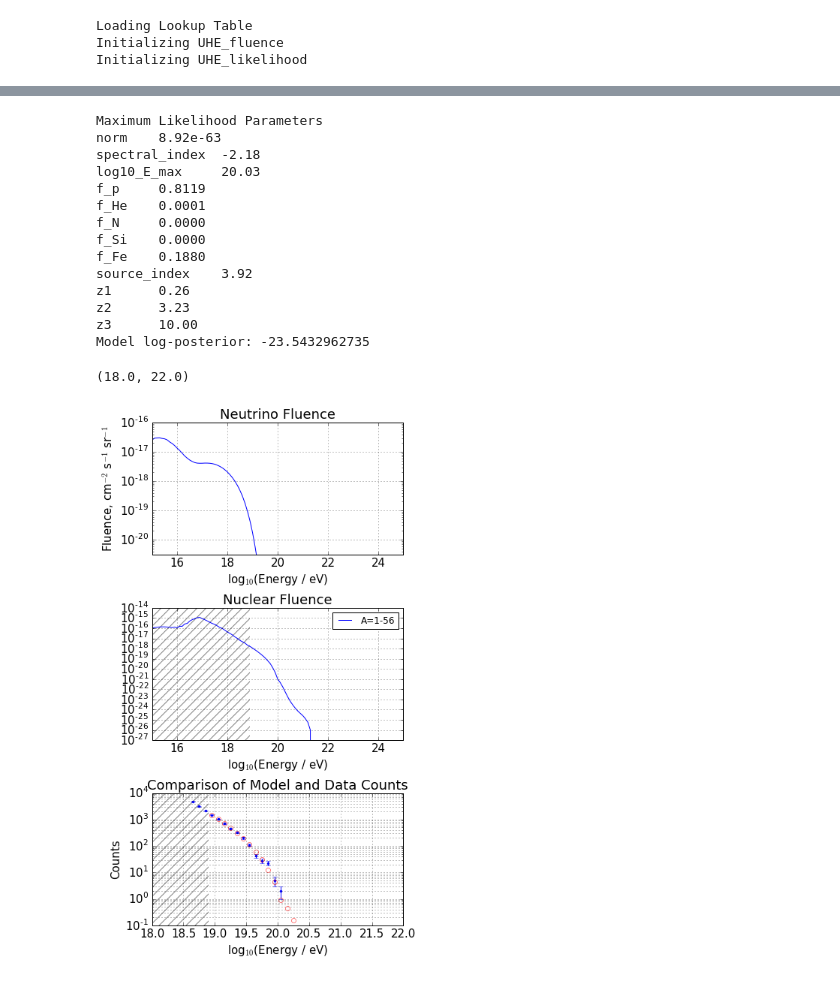
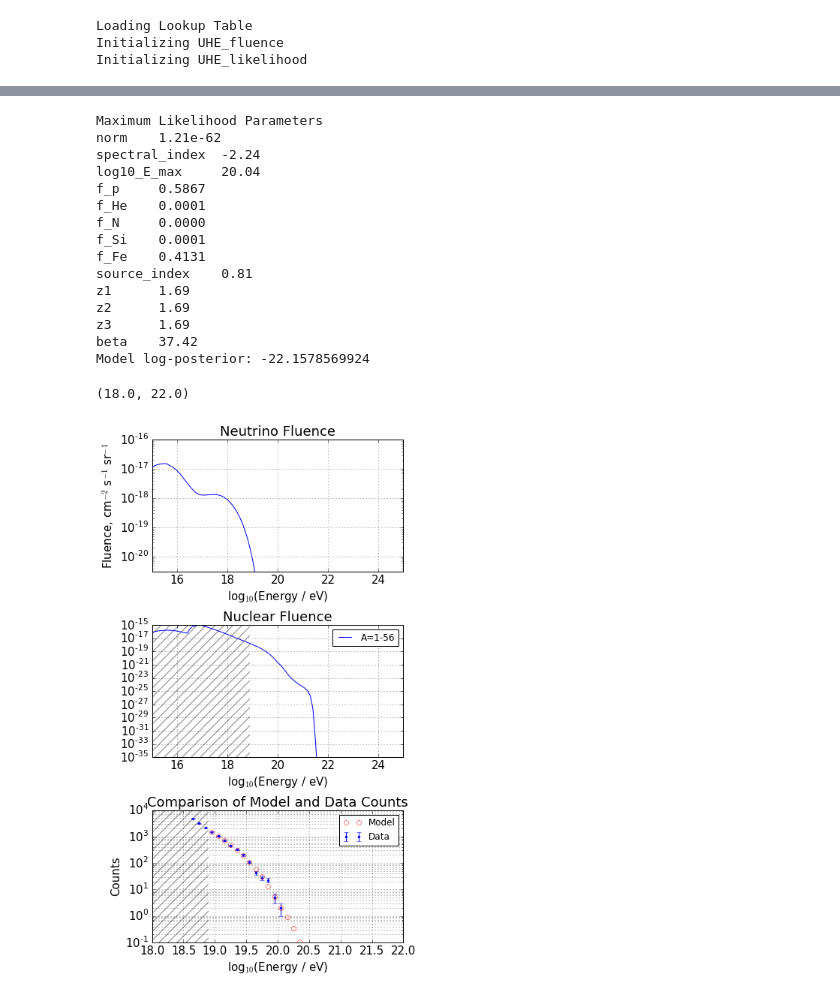
Before and after one commit to afromero/CRANE, a Jupyter notebook: examples/05_Likelihood.ipynb, the cells around one changed output, grey strips where cells are left out. Drawn from its saved outputs; the diff is of its cells as text; code cells hidden in the pictures.

```diff
--- a/examples/05_Likelihood.ipynb
+++ b/examples/05_Likelihood.ipynb
@@ -34,7 +34,7 @@ Initializing UHE_likelihood
 # %%
 # pick a set of parameters
 #parms = [norm, spectral_index, E_max, f_He, f_N, f_Si, f_Fe, source_index, z1, z2, z3]
-parms = [1.33e-62,-2.2,20.0,1.11e-04,1.10e-04,1.08e-04,9.92e-02,3.0,1.87,2.66,3.01]
+parms = [1.33e-62,-2.2,20.0,1.11e-04,1.10e-04,1.08e-04,9.92e-02,3.0,1.87,2.66,3.01, 100.]
 fluences = fcalc.fluence_model(*parms)
 nuclear_fluence = np.sum(fluences[1:], axis=0)
 N_model = Auger_Data.Counts_Model(nuclear_fluence[fcalc.observed_log10_E>18.8999])
@@ -137,19 +140,21 @@ print 'DONE MINIMIZING'
 DONE MINIMIZING
 # %%
 print 'Maximum Likelihood Parameters'
-print 'norm\t%1.2e'%res.x[0]
-print 'spectral_index\t%1.2f'%res.x[1]
-print 'log10_E_max\t%1.2f'%res.x[2]
-print 'f_p\t%1.4f'%(1. - np.sum(res.x[3:7]))
-print 'f_He\t%1.4f'%res.x[3]
-print 'f_N\t%1.4f'%res.x[4]
-print 'f_Si\t%1.4f'%res.x[5]
-print 'f_Fe\t%1.4f'%res.x[6]
-print 'source_index\t%1.2f'%res.x[7]
-print 'z1\t%1.2f'%res.x[8]
-print 'z2\t%1.2f'%res.x[9]
-print 'z3\t%1.2f'%res.x[10]
-fluences = fcalc.fluence_model(*res.x)
+parms = res.x
+print 'norm\t%1.2e'%parms[0]
+print 'spectral_index\t%1.2f'%parms[1]
+print 'log10_E_max\t%1.2f'%parms[2]
+print 'f_p\t%1.4f'%(1. - np.sum(parms[3:7]))
+print 'f_He\t%1.4f'%parms[3]
+print 'f_N\t%1.4f'%parms[4]
+print 'f_Si\t%1.4f'%parms[5]
+print 'f_Fe\t%1.4f'%parms[6]
+print 'source_index\t%1.2f'%parms[7]
+print 'z1\t%1.2f'%parms[8]
+print 'z2\t%1.2f'%parms[9]
+print 'z3\t%1.2f'%parms[10]
+print 'beta\t%1.2f'%parms[11]
+fluences = fcalc.fluence_model(*parms)
 nuclear_fluence = np.sum(fluences[1:], axis=0)
 N_model = Auger_Data.Counts_Model(nuclear_fluence[fcalc.observed_log10_E>18.8999])
 
@@ -174,6 +179,8 @@ xlim(15., 25.)
 ax2=subplot(312)
 ax2.set_yscale('log')
 ax2.plot(observed_log10_E, nuclear_fluence, lw=1, label='A=1-56')
+mx = np.max(nuclear_fluence)
+ylim(1.e-20*mx, mx)
 legend()
 xlim(15., 25.)
 y1, y2 = ax2.get_ylim()
@@ -185,43 +192,46 @@ grid(True)
 
 ax3 = subplot(313)
 ax3.set_yscale('log')
 from scipy.stats import poisson
 p_interval =  poisson.interval(0.68, Auger_Data.Counts)
 cut = Auger_Data.Counts>0.
 errorbar(Auger_Data.log10_Energy_low_edges[cut] + Auger_Data.d_log10_E/2.,
          Auger_Data.Counts[cut],
          #xerr = 0.05,
          yerr=[Auger_Data.Counts[cut]-p_interval[0][cut], p_interval[1][cut]-Auger_Data.Counts[cut]],
-         fmt='.')
+         fmt='.',
+         label='Data')
 ylim(0.5, 1.e4)
 #xticks(np.arange(18.6, 20.2, 0.1), rotation=45)
 grid(True, which='both')
 ylabel('Counts')
 xlabel('log10 (Energy / eV)')
 title('Auger Counts by Energy Bin')
 plot(fcalc.observed_log10_E[fcalc.observed_log10_E>18.8999] + 0.05, N_model, 'o', mfc='none', mec='r', label='Model')
 grid(True, which='both')
 y1, y2 = ax3.get_ylim()
 y1=0.1
 fill_between([15., 18.9], [y1, y1], [y2,y2], facecolor='none', hatch='//', edgecolor='gray', linewidth=0.0)
 ylim(y1,y2)
 title('Comparison of Model and Data Counts')
 xlabel('log$_{10}$(Energy / eV)')
+legend()
 xlim(18.,22.)
 # %% [output]
 Maximum Likelihood Parameters
-norm    8.92e-63
-spectral_index  -2.18
-log10_E_max     20.03
-f_p     0.8119
+norm    1.21e-62
+spectral_index  -2.24
+log10_E_max     20.04
+f_p     0.5867
 f_He    0.0001
 f_N     0.0000
-f_Si    0.0000
-f_Fe    0.1880
-source_index    3.92
-z1      0.26
-z2      3.23
-z3      10.00
-Model log-posterior: -23.5432962735
+f_Si    0.0001
+f_Fe    0.4131
+source_index    0.81
+z1      1.69
+z2      1.69
+z3      1.69
+beta    37.42
+Model log-posterior: -22.1578569924
 (18.0, 22.0)
-[figure, old version]
+[figure, new version]
```
Also changed, not shown: parts of 3 cells of this notebook.
